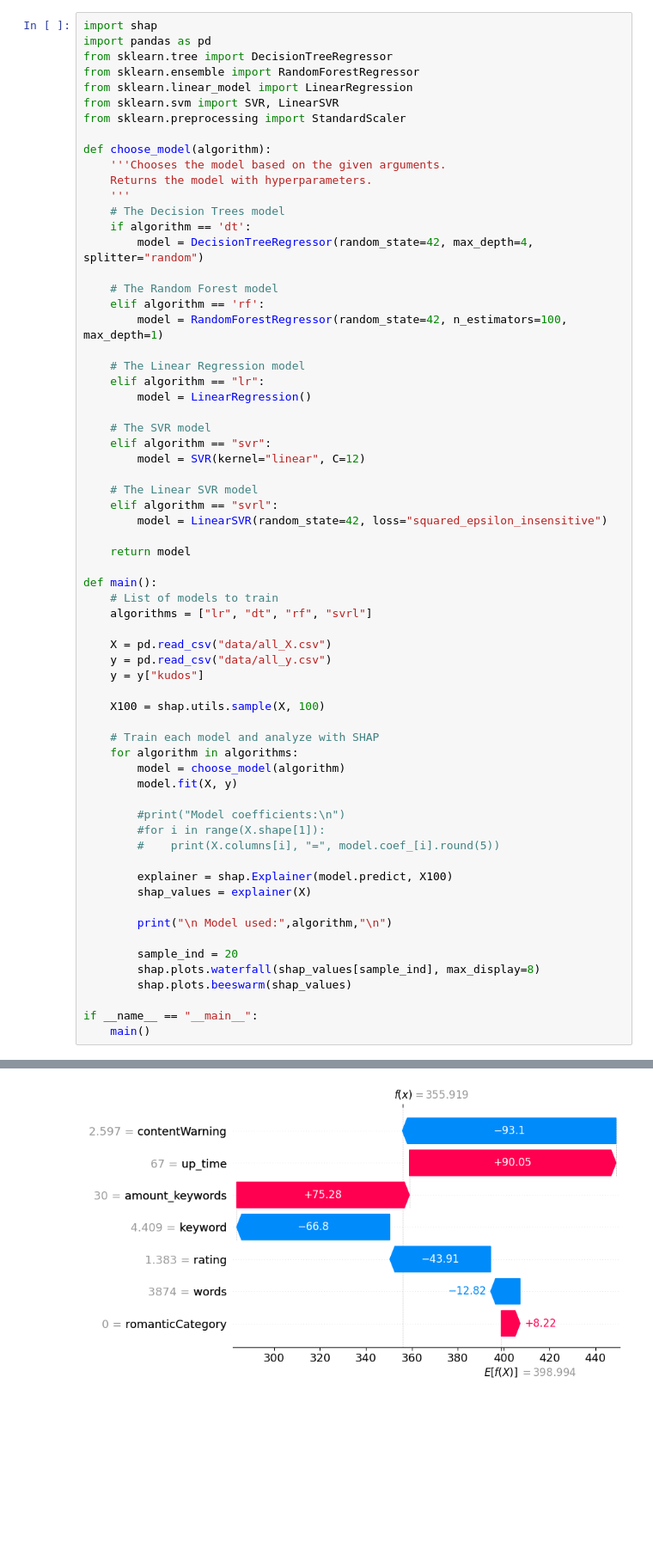
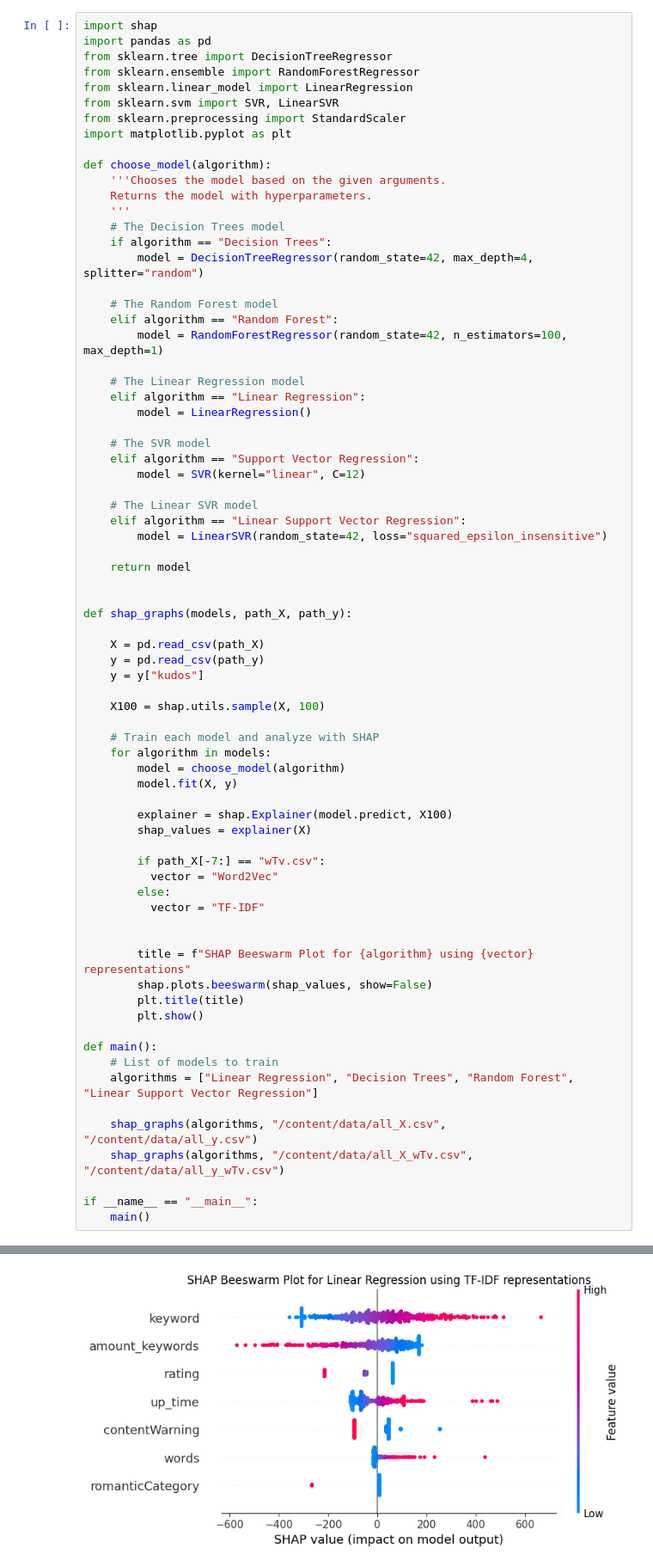
Before and after one commit to thijmenadam0/sem-web-final-project, a Jupyter notebook: SHAP.ipynb, the cells around one changed output, grey strips where cells are left out. Shown at 86% size. Saved outputs shown, nothing was run; the diff lists cells and outputs as text; blank space fills up the shorter version.

Commit message:
Updatet to the SHAP file making it more modular

```diff
--- a/SHAP.ipynb
+++ b/SHAP.ipynb
@@ -266,60 +26,68 @@ from sklearn.ensemble import RandomForestRegressor
 from sklearn.linear_model import LinearRegression
 from sklearn.svm import SVR, LinearSVR
 from sklearn.preprocessing import StandardScaler
+import matplotlib.pyplot as plt
 
 def choose_model(algorithm):
     '''Chooses the model based on the given arguments.
     Returns the model with hyperparameters.
     '''
     # The Decision Trees model
-    if algorithm == 'dt':
+    if algorithm == "Decision Trees":
         model = DecisionTreeRegressor(random_state=42, max_depth=4, splitter="random")
 
     # The Random Forest model
-    elif algorithm == 'rf':
+    elif algorithm == "Random Forest":
         model = RandomForestRegressor(random_state=42, n_estimators=100, max_depth=1)
 
     # The Linear Regression model
-    elif algorithm == "lr":
+    elif algorithm == "Linear Regression":
         model = LinearRegression()
 
     # The SVR model
-    elif algorithm == "svr":
+    elif algorithm == "Support Vector Regression":
         model = SVR(kernel="linear", C=12)
 
     # The Linear SVR model
-    elif algorithm == "svrl":
+    elif algorithm == "Linear Support Vector Regression":
         model = LinearSVR(random_state=42, loss="squared_epsilon_insensitive")
 
     return model
 
-def main():
-    # List of models to train
-    algorithms = ["lr", "dt", "rf", "svrl"]
 
-    X = pd.read_csv("data/all_X.csv")
-    y = pd.read_csv("data/all_y.csv")
+def shap_graphs(models, path_X, path_y):
+
+    X = pd.read_csv(path_X)
+    y = pd.read_csv(path_y)
     y = y["kudos"]
 
     X100 = shap.utils.sample(X, 100)
 
     # Train each model and analyze with SHAP
-    for algorithm in algorithms:
+    for algorithm in models:
         model = choose_model(algorithm)
         model.fit(X, y)
-
-        #print("Model coefficients:\n")
-        #for i in range(X.shape[1]):
-        #    print(X.columns[i], "=", model.coef_[i].round(5))
 
         explainer = shap.Explainer(model.predict, X100)
         shap_values = explainer(X)
 
-        print("\n Model used:",algorithm,"\n")
+        if path_X[-7:] == "wTv.csv":
+          vector = "Word2Vec"
+        else:
+          vector = "TF-IDF"
 
-        sample_ind = 20
-        shap.plots.waterfall(shap_values[sample_ind], max_display=8)
-        shap.plots.beeswarm(shap_values)
+
+        title = f"SHAP Beeswarm Plot for {algorithm} using {vector} representations"
+        shap.plots.beeswarm(shap_values, show=False)
+        plt.title(title)
+        plt.show()
+
+def main():
+    # List of models to train
+    algorithms = ["Linear Regression", "Decision Trees", "Random Forest", "Linear Support Vector Regression"]
+
+    shap_graphs(algorithms, "/content/data/all_X.csv", "/content/data/all_y.csv")
+    shap_graphs(algorithms, "/content/data/all_X_wTv.csv", "/content/data/all_y_wTv.csv")
 
 if __name__ == "__main__":
     main()
@@ -328 +95 @@ if __name__ == "__main__":
-[figure, old version]
+[figure, new version]
```
Also changed, not shown: parts of 6 cells of this notebook.
